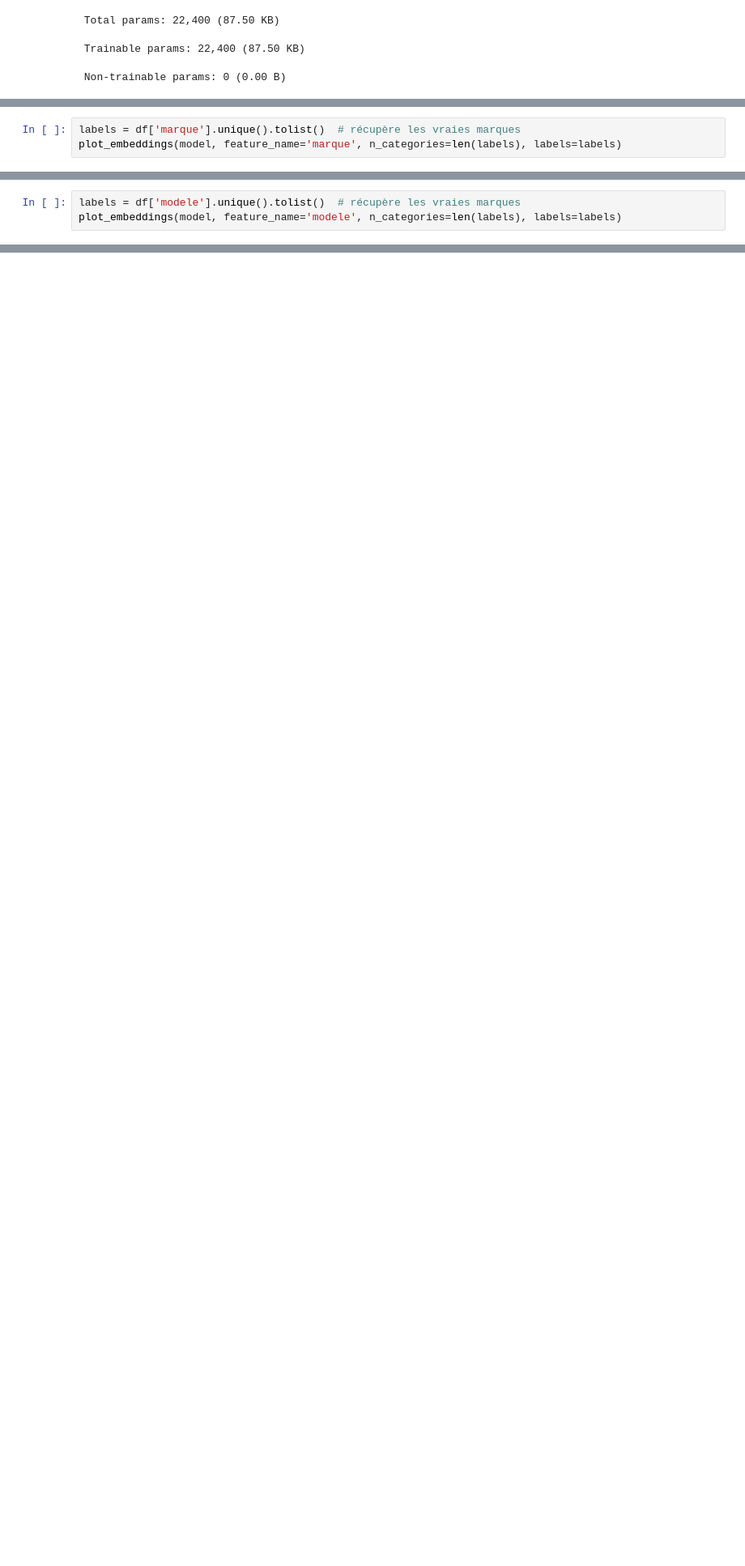
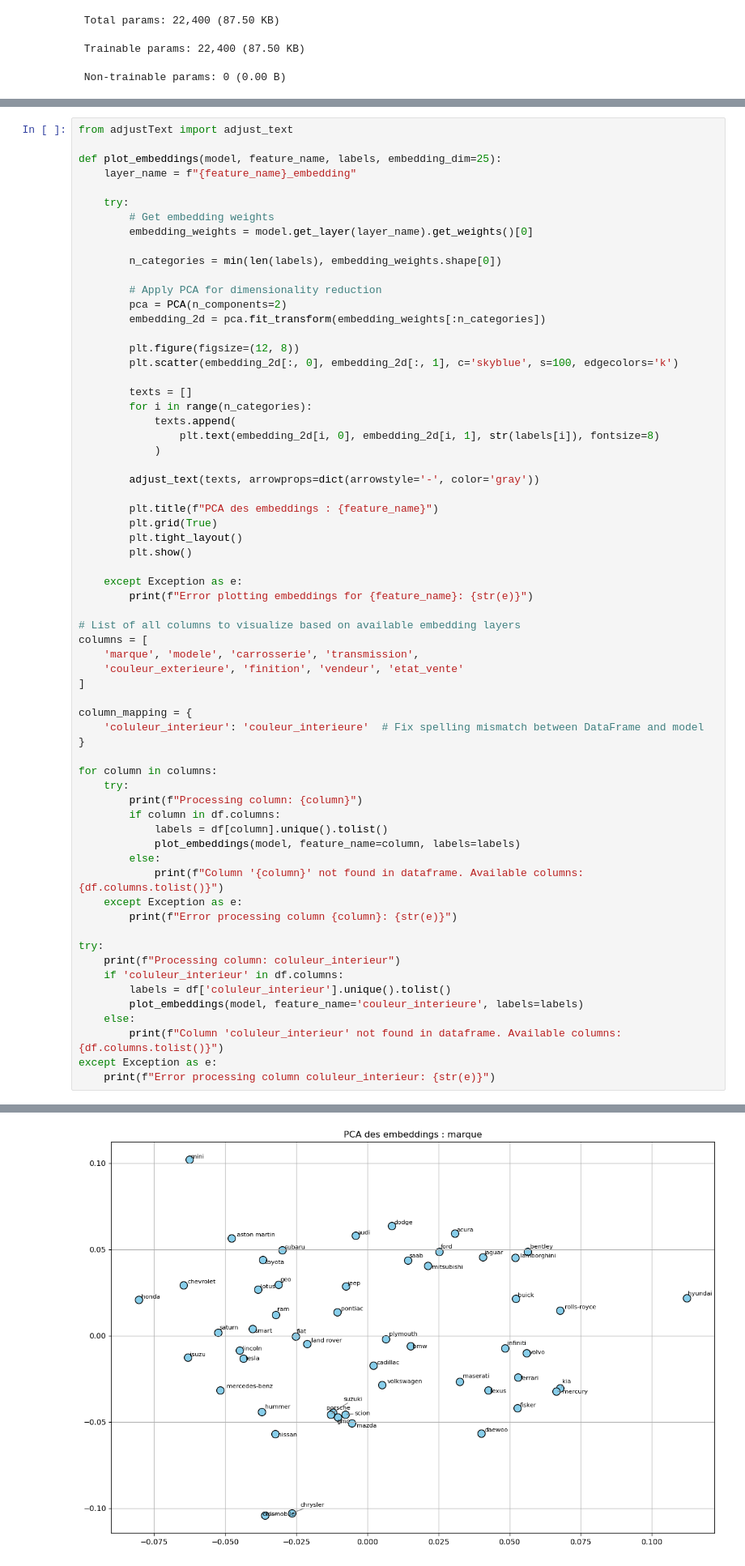
Before and after one commit to ennajari/BI, a Jupyter notebook: BI_data_preProcessing.ipynb, the cells around one changed output, grey strips where cells are left out. Shown at 81% size. Drawn from its saved outputs; the diff is of its cells as text; blank space fills up the shorter version.

Commit message:
Get embedding weights

```diff
--- a/BI_data_preProcessing.ipynb
+++ b/BI_data_preProcessing.ipynb
@@ -423,3 +392,0 @@ def plot_embeddings(model, feature_name, n_categories, labels, embedding_dim=25)
-# %%
-labels = df['marque'].unique().tolist()  # récupère les vraies marques
-plot_embeddings(model, feature_name='marque', n_categories=len(labels), labels=labels)
@@ -428,3 +392,0 @@ plot_embeddings(model, feature_name='marque', n_categories=len(labels), labels=l
-# %%
-labels = df['modele'].unique().tolist()  # récupère les vraies marques
-plot_embeddings(model, feature_name='modele', n_categories=len(labels), labels=labels)
@@ -432,0 +393,66 @@ plot_embeddings(model, feature_name='modele', n_categories=len(labels), labels=l
+# %%
+from adjustText import adjust_text
+
+def plot_embeddings(model, feature_name, labels, embedding_dim=25):
+    layer_name = f"{feature_name}_embedding"
+
+    try:
+        # Get embedding weights
+        embedding_weights = model.get_layer(layer_name).get_weights()[0]
+
+        n_categories = min(len(labels), embedding_weights.shape[0])
+
+        # Apply PCA for dimensionality reduction
+        pca = PCA(n_components=2)
+        embedding_2d = pca.fit_transform(embedding_weights[:n_categories])
+
+        plt.figure(figsize=(12, 8))
+        plt.scatter(embedding_2d[:, 0], embedding_2d[:, 1], c='skyblue', s=100, edgecolors='k')
+
+        texts = []
+        for i in range(n_categories):
+            texts.append(
+                plt.text(embedding_2d[i, 0], embedding_2d[i, 1], str(labels[i]), fontsize=8)
+            )
+
+        adjust_text(texts, arrowprops=dict(arrowstyle='-', color='gray'))
+
+        plt.title(f"PCA des embeddings : {feature_name}")
+        plt.grid(True)
+        plt.tight_layout()
+        plt.show()
+
+    except Exception as e:
+        print(f"Error plotting embeddings for {feature_name}: {str(e)}")
+
+# List of all columns to visualize based on available embedding layers
+columns = [
+    'marque', 'modele', 'carrosserie', 'transmission',
+    'couleur_exterieure', 'finition', 'vendeur', 'etat_vente'
+]
+
+column_mapping = {
+    'coluleur_interieur': 'couleur_interieure'  # Fix spelling mismatch between DataFrame and model
+}
+
+for column in columns:
+    try:
+        print(f"Processing column: {column}")
+        if column in df.columns:
+            labels = df[column].unique().tolist()
+            plot_embeddings(model, feature_name=column, labels=labels)
+        else:
+            print(f"Column '{column}' not found in dataframe. Available columns: {df.columns.tolist()}")
+    except Exception as e:
+        print(f"Error processing column {column}: {str(e)}")
+
+try:
+    print(f"Processing column: coluleur_interieur")
+    if 'coluleur_interieur' in df.columns:
+        labels = df['coluleur_interieur'].unique().tolist()
+        plot_embeddings(model, feature_name='couleur_interieure', labels=labels)
+    else:
+        print(f"Column 'coluleur_interieur' not found in dataframe. Available columns: {df.columns.tolist()}")
+except Exception as e:
+    print(f"Error processing column coluleur_interieur: {str(e)}")
+# %% [output]
@@ -432,0 +460 @@ plot_embeddings(model, feature_name='modele', n_categories=len(labels), labels=l
+[figure, added]
```
Also changed, not shown: parts of 5 cells of this notebook, 1 other file.
